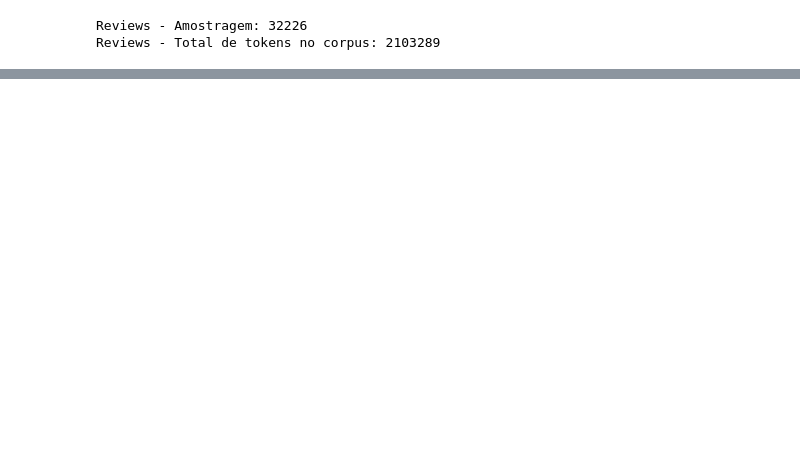
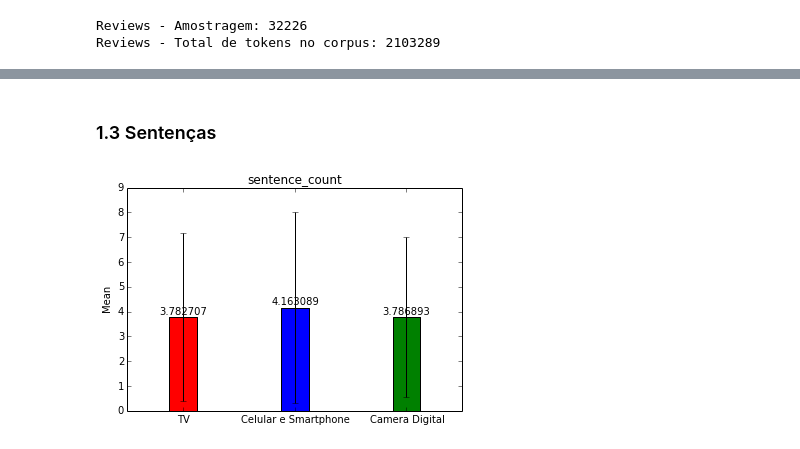
Before and after one commit to heukirne/pyreviews, a Jupyter notebook: experiments/analise_descritiva.ipynb, the cells around one changed output, grey strips where cells are left out. Saved outputs shown, nothing was run; the diff lists cells and outputs as text; code cells hidden in the pictures; blank space fills up the shorter version.

```diff
--- a/experiments/analise_descritiva.ipynb
+++ b/experiments/analise_descritiva.ipynb
@@ -25,0 +46,6 @@ pf.comparaMedias(reviews_features,'word_count')
+# %% [markdown]
+### 1.3 Sentenças
+# %%
+pf.comparaMedias(reviews_features,'sentence_count',['TV','Celular e Smartphone','Camera Digital'])
+# %% [output]
+[figure, added]
```
Also changed, not shown: parts of 20 cells of this notebook, 1 other file.
